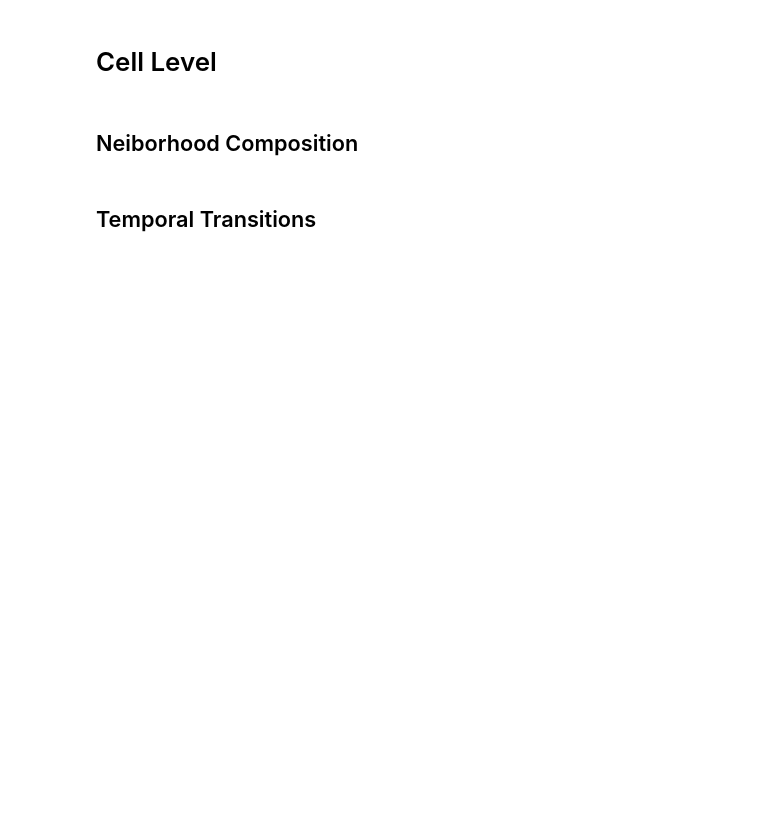
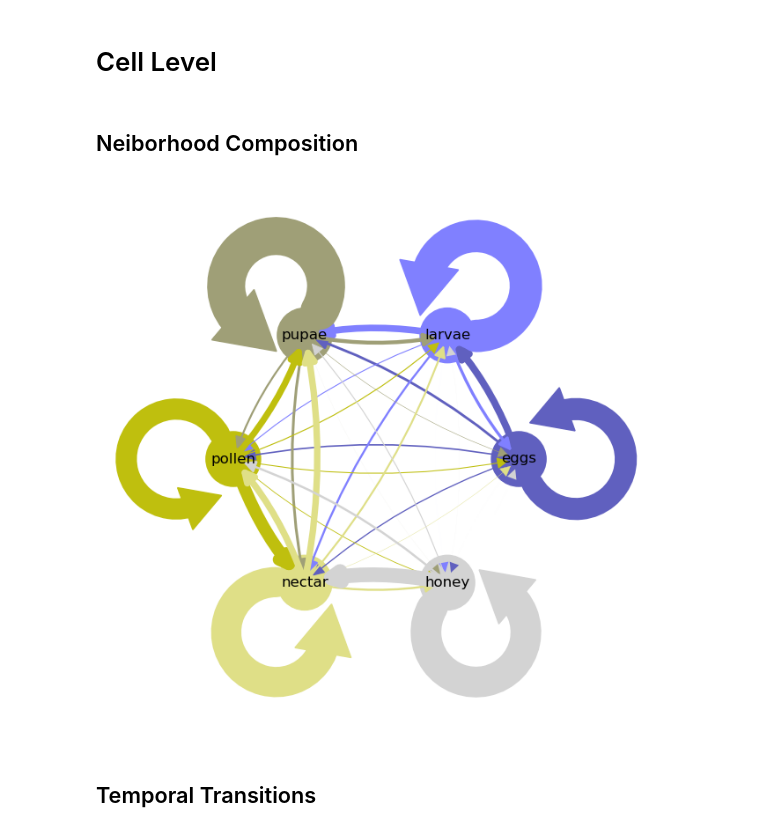
Before and after one commit to jgraving/HoneybeeNestMorphogenesis, a Jupyter notebook: CombContent_Analysis.ipynb, the cells around one changed output. Cells and saved outputs as stored; diff of their text form; code cells hidden in the pictures; blank space fills up the shorter version.

```diff
--- a/CombContent_Analysis.ipynb
+++ b/CombContent_Analysis.ipynb
@@ -1860,8 +1843,8 @@ for content in contentlist:
             df = data[(data['focalcontent']==content)
                         &(data['neibcontent']==neib)]
 
-            # g.add_edge(content, neib, weight=abs(df.neibperc).iloc[0]/2, color=colors[df.neibperc])
-            g.add_edge(content, neib, weight=abs(df.neibperc).iloc[0]/2, color=colors[i+1])
+            # g.add_edge(content, neib, weight=abs(df.neibperc)/2, color=colors[df.neibperc])
+            g.add_edge(content, neib, weight=abs(df.neibperc)/2, color=colors[i+1])
     i=i+1
 
 c = nx.get_edge_attributes(g,'color').values()
@@ -1875,34 +1858,36 @@ pos = nx.circular_layout(g)
 list = builtins.list  # Restore the built-in used by list(...) below
 
 n = nx.draw_networkx_nodes(
     g, pos, ax=ax, node_size=list(sizes), node_color=list(nc)
 )
 nx.draw_networkx_labels(g, pos, ax=ax)
 nx.draw_networkx_edges(g, pos, ax=ax, edge_color=c, width=list(weights), connectionstyle='arc3, rad = 0.1', arrows=True, arrowsize=20, alpha=1)
 n.set_zorder(0)
 plt.axis('off')
 # ax.set_facecolor('k')
 
 
 
 # SELF LOOPS #
 
 radius=.7
 theta2_= 265
 angles = 210 + np.arange(0,len(contentlist))*(360/len(contentlist))
 
 for i in range(len(contentlist)):
     df = data[(data['focalcontent']==contentlist[i])
             &(data['neibcontent']==contentlist[i])]
     x=pos[contentlist[i]][0]
     y=pos[contentlist[i]][1]
     centX,centY = extrapolate_point(0, 0, x, y, .4)
-    lw = abs(df.neibperc).iloc[0]/2
+    lw = abs(df.neibperc)/2
     color = colors[i+1]
     ax = plt.gca()
     draw_arrow_loop(ax, radius, lw, centX, centY, angles[i], theta2_, color)
 
 # plt.savefig(userpath + 'ContemporaryImmediateCellNeighbors_DD_maxweek10_network_SELF.png', dpi=300, bbox_inches='tight')
+# %% [output]
+[figure, added]
 # %% [markdown]
 ## Temporal Transitions
 # %%
```
Also changed, not shown: parts of 43 cells of this notebook, 1 other file.
